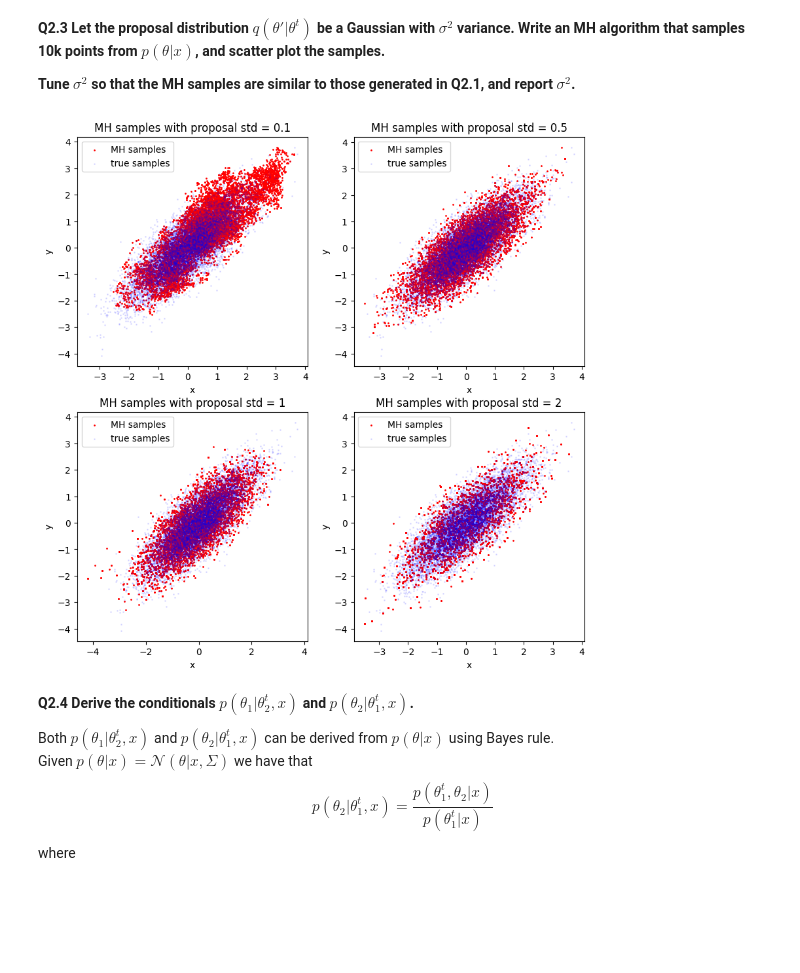
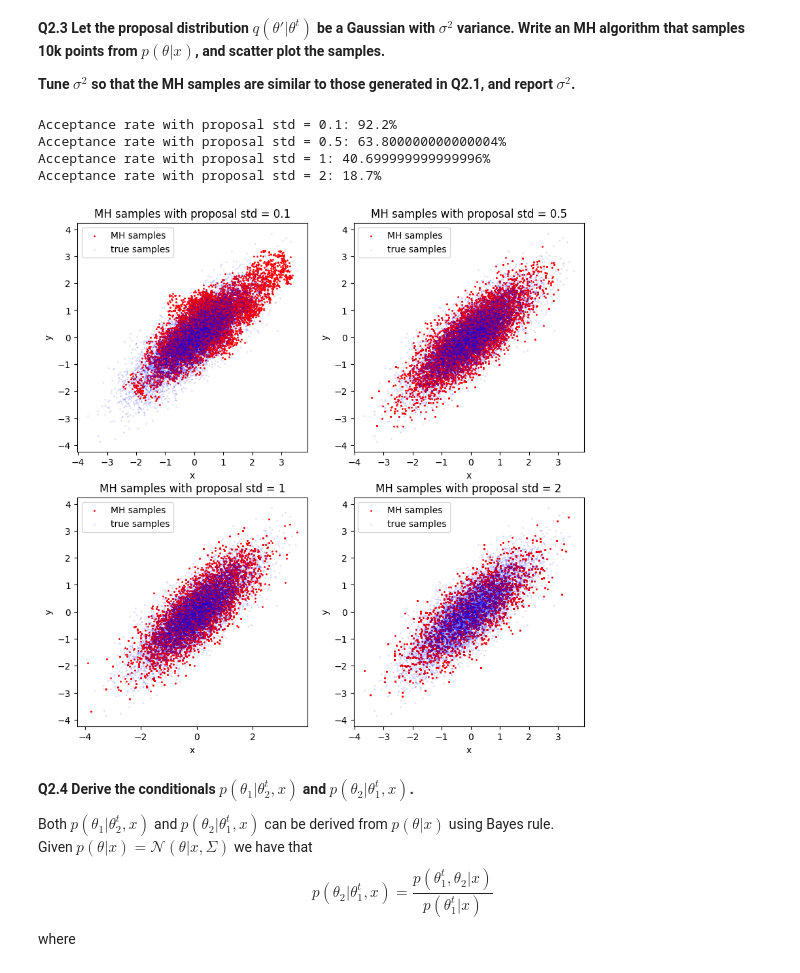
Before and after one commit to leonardodeclara/DD2447-Statistical-Methods-in-Applied-Computer-Science, a Jupyter notebook: Assignment_2/assignment2.ipynb, the cells around one changed output. Saved outputs shown, nothing was run; the diff lists cells and outputs as text; code cells hidden in the pictures; blank space fills up the shorter version.

```diff
--- a/Assignment_2/assignment2.ipynb
+++ b/Assignment_2/assignment2.ipynb
@@ -105,7 +105,7 @@ Now we shall generate and compare samples from two MCMC algorithms, specifically
 
 **Tune $\sigma^2$ so that the MH samples are similar to those generated in Q2.1, and report $\sigma^2$.**
 # %%
-def metropolis_hastings(num_samples, mean, cov,proposal_std,burn_in=0):
+def metropolis_hastings_gaussian(num_samples, mean, cov,proposal_std,burn_in=0):
 
     def target(x):
         # TODO: rivedere, non se la target è questa (dovremmo usare la joint distribution)
@@ -113,7 +113,7 @@ def metropolis_hastings(num_samples, mean, cov,proposal_std,burn_in=0):
 
     samples = np.zeros((num_samples, 2))
     samples[0] = np.random.uniform(-1, 1, 2) # initialize the first sample
-
+    accept_count = 0
     for i in range(1, num_samples):
         new_sample = np.random.multivariate_normal(samples[i-1], proposal_std**2 * np.eye(2))
 
@@ -125,26 +125,38 @@ def metropolis_hastings(num_samples, mean, cov,proposal_std,burn_in=0):
         # accept or reject the new sample
         if np.random.uniform(0, 1) < accep_p:
             samples[i] = new_sample
+            if (i > int(burn_in*num_samples)):
+                accept_count += 1
         else:
             samples[i] = samples[i-1]
-    return samples[burn_in:]
+
+    accept_rate = np.around(accept_count / num_samples, 3)
+
+    return samples[burn_in:], accept_rate
 # %%
 mean = [0,0]
 cov = [[1,0.8],[0.8,1]]
 
 proposal_stds = [0.1, 0.5, 1, 2]
 fig, axs = plt.subplots(2, 2, figsize=(10, 10))
 axs = axs.flatten()
 for i, proposal_std in enumerate(proposal_stds):
-    results=metropolis_hastings(num_samples, mean, cov, proposal_std, burn_in=0)
+    results,rate=metropolis_hastings_gaussian(num_samples, mean, cov, proposal_std, burn_in=0)
     axs[i].scatter(results[:,0], results[:,1], s=1, color='red',label='MH samples')
     axs[i].scatter(samples[:,0], samples[:,1], s=1, color='blue', alpha=0.1, label='true samples')
     axs[i].set_xlabel('x')
     axs[i].set_ylabel('y')
     axs[i].set_title('MH samples with proposal std = {}'.format(proposal_std))
     axs[i].legend()
+    print('Acceptance rate with proposal std = {}: {}%'.format(proposal_std,rate*100))
+
+plt.show()
 # %% [output]
+Acceptance rate with proposal std = 0.1: 92.2%
+Acceptance rate with proposal std = 0.5: 63.800000000000004%
+Acceptance rate with proposal std = 1: 40.699999999999996%
+Acceptance rate with proposal std = 2: 18.7%
-[figure, old version]
+[figure, new version]
 # %% [markdown]
 **Q2.4 Derive the conditionals $p(\theta_1|\theta_2^{t}, x)$ and $p(\theta_2|\theta_1^{t}, x)$.**
 
```
Also changed, not shown: parts of 14 cells of this notebook.
